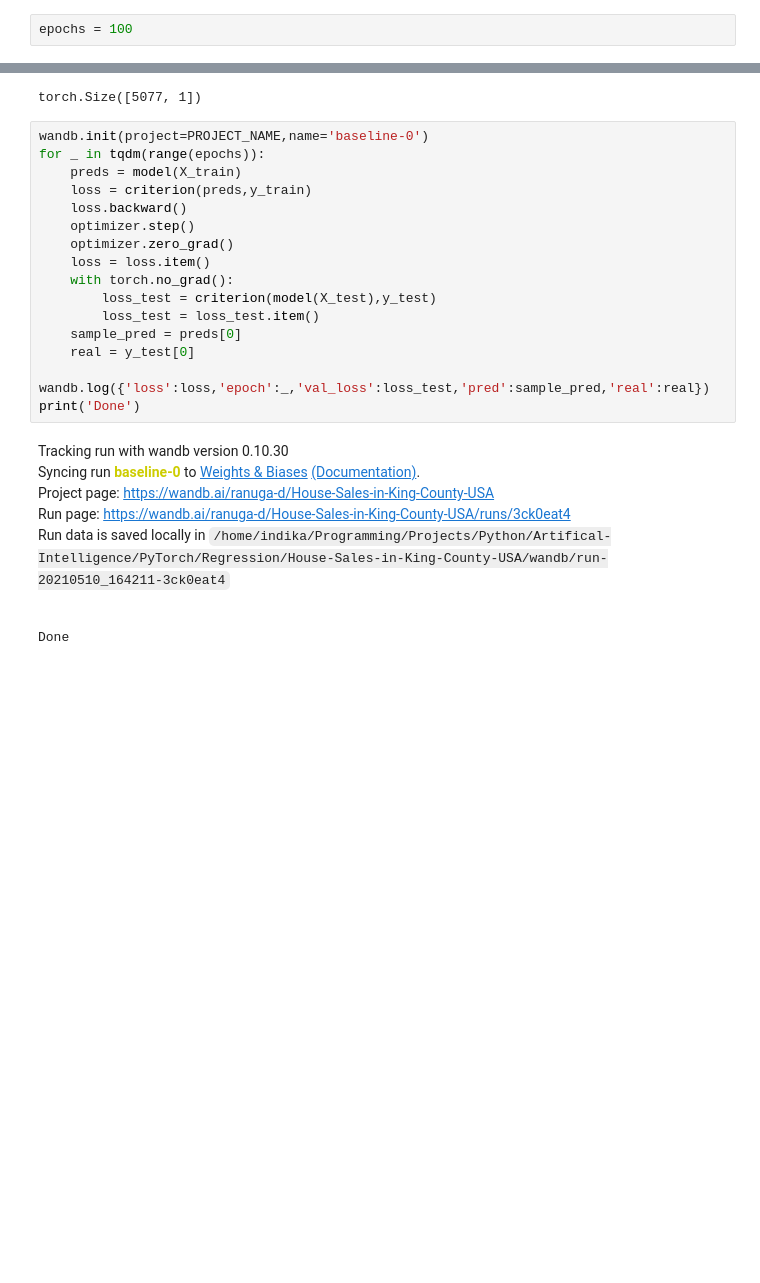
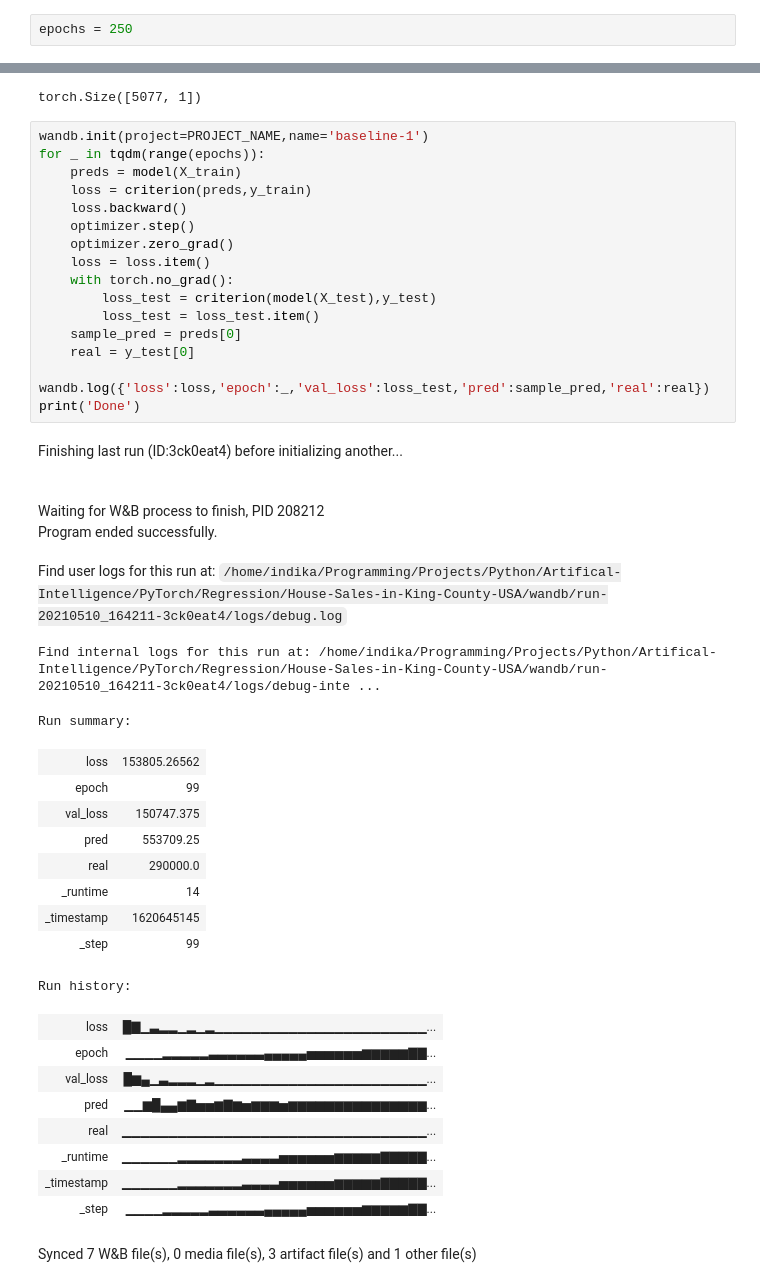
Before and after one commit to Programmer-RD-AI-Archive/House-Sales-in-King-County-USA-learning-pytorch, a Jupyter notebook: 00-main.ipynb, the cells around one changed output, grey strips where cells are left out. Saved outputs shown, nothing was run; the diff lists cells and outputs as text; blank space fills up the shorter version.

```diff
--- a/00-main.ipynb
+++ b/00-main.ipynb
@@ -143,7 +143,7 @@ optimizer = torch.optim.Adam(model.parameters(),lr=0.01)
 # %%
 criterion = nn.L1Loss()
 # %%
-epochs = 100
+epochs = 250
 # %%
 import wandb
 # %%
@@ -168,25 +168,43 @@ y_test.shape
 # %% [output]
 torch.Size([5077, 1])
 # %%
-wandb.init(project=PROJECT_NAME,name='baseline-0')
+wandb.init(project=PROJECT_NAME,name='baseline-1')
 for _ in tqdm(range(epochs)):
     preds = model(X_train)
     loss = criterion(preds,y_train)
     loss.backward()
     optimizer.step()
     optimizer.zero_grad()
     loss = loss.item()
     with torch.no_grad():
         loss_test = criterion(model(X_test),y_test)
         loss_test = loss_test.item()
     sample_pred = preds[0]
     real = y_test[0]
     wandb.log({'loss':loss,'epoch':_,'val_loss':loss_test,'pred':sample_pred,'real':real})
 print('Done')
 # %% [output]
-Tracking run with wandb version 0.10.30
-Syncing run baseline-0 to Weights & Biases (Documentation).
-Project page: https://wandb.ai/ranuga-d/House-Sales-in-King-County-USA
-Run page: https://wandb.ai/ranuga-d/House-Sales-in-King-County-USA/runs/3ck0eat4
-Run data is saved locally in /home/indika/Programming/Projects/Python/Artifical-Intelligence/PyTorch/Regression/House-Sales-in-King-County-USA/wandb/run-20210510_164211-3ck0eat4
+Finishing last run (ID:3ck0eat4) before initializing another...
+Waiting for W&B process to finish, PID 208212
+Program ended successfully.
+Find user logs for this run at: /home/indika/Programming/Projects/Python/Artifical-Intelligence/PyTorch/Regression/House-Sales-in-King-County-USA/wandb/run-20210510_164211-3ck0eat4/logs/debug.log
-Done
+Find internal logs for this run at: /home/indika/Programming/Projects/Python/Artifical-Intelligence/PyTorch/Regression/House-Sales-in-King-County-USA/wandb/run-20210510_164211-3ck0eat4/logs/debug-inte ...
+Run summary:
+| loss | 153805.26562 |
+| epoch | 99 |
+| val_loss | 150747.375 |
+| pred | 553709.25 |
+| real | 290000.0 |
+| _runtime | 14 |
+| _timestamp | 1620645145 |
+| _step | 99 |
+Run history:
+| loss | █▇▁▃▂▂▁▂▁▂▁▁▁▁▁▁▁▁▁▁▁▁▁▁▁▁▁▁▁▁▁▁▁... |
+| epoch | ▁▁▁▁▂▂▂▂▂▃▃▃▃▃▃▄▄▄▄▄▅▅▅▅▅▅▆▆▆▆▆▇▇... |
+| val_loss | █▆▄▁▃▂▂▂▁▂▁▁▁▁▁▁▁▁▁▁▁▁▁▁▁▁▁▁▁▁▁▁▁... |
+| pred | ▁▁▆█▄▄▆▇▅▅▆▇▆▅▆▆▆▅▆▆▆▆▆▆▆▆▆▆▆▆▆▆▆... |
+| real | ▁▁▁▁▁▁▁▁▁▁▁▁▁▁▁▁▁▁▁▁▁▁▁▁▁▁▁▁▁▁▁▁▁... |
+| _runtime | ▁▁▁▁▁▁▂▂▂▂▂▂▂▃▃▃▃▅▅▅▅▅▅▆▆▆▆▆▇▇▇▇▇... |
+| _timestamp | ▁▁▁▁▁▁▂▂▂▂▂▂▂▃▃▃▃▅▅▅▅▅▅▆▆▆▆▆▇▇▇▇▇... |
+| _step | ▁▁▁▁▂▂▂▂▂▃▃▃▃▃▃▄▄▄▄▄▅▅▅▅▅▅▆▆▆▆▆▇▇... |
+Synced 7 W&B file(s), 0 media file(s), 3 artifact file(s) and 1 other file(s)
```
Also changed, not shown: parts of 1 cell of this notebook.
